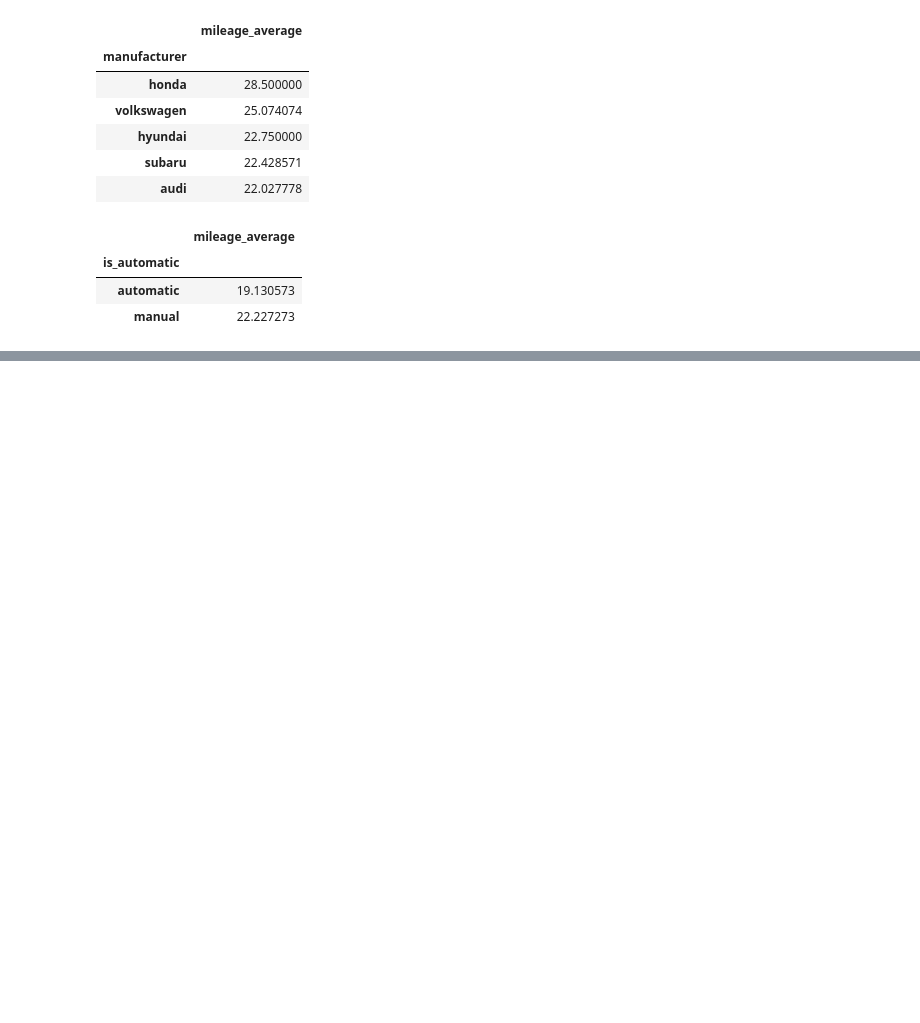
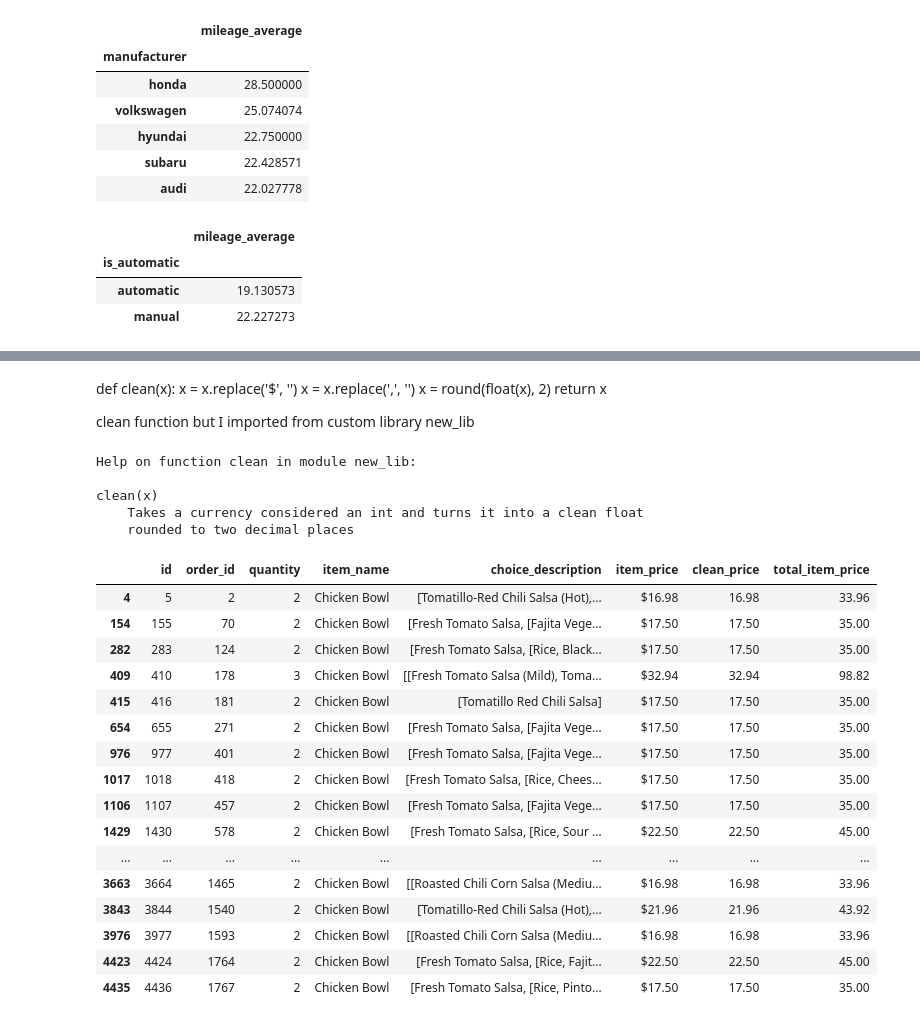
Before and after one commit to akonstans/data_science_libraries, a Jupyter notebook: advanced_dataframes.ipynb, the cells around one changed output, grey strips where cells are left out. Drawn from its saved outputs; the diff is of its cells as text; code cells hidden in the pictures; blank space fills up the shorter version.

Commit message:
advanced_dataframes

```diff
--- a/advanced_dataframes.ipynb
+++ b/advanced_dataframes.ipynb
@@ -176,0 +269,7 @@ get_db_url(usernamse, hostname, password, 'employes')
+# %%
+urlc = get_db_url('chipotle')
+# %%
+query = 'SELECT * FROM orders'
+# %%
+orders = pd.read_sql(query, urlc)
+orders
@@ -176,0 +306,38 @@ get_db_url(usernamse, hostname, password, 'employes')
+# %% [markdown]
+def clean(x):
+    x = x.replace('$', '')
+    x = x.replace(',', '')
+    x = round(float(x), 2)
+    return x
+
+clean function but I imported from custom library new_lib
+# %%
+help(nl.clean)
+# %% [output]
+Help on function clean in module new_lib:
+
+clean(x)
+    Takes a currency considered an int and turns it into a clean float
+    rounded to two decimal places
+# %%
+orders['clean_price'] = orders.item_price.apply(nl.clean)
+# %%
+orders[(orders.item_name == 'Chicken Bowl') & (orders.quantity > 1)]
+# %% [output]
+|  | id | order_id | quantity | item_name | choice_description | item_price | clean_price | total_item_price |
+| 4 | 5 | 2 | 2 | Chicken Bowl | [Tomatillo-Red Chili Salsa (Hot),... | $16.98 | 16.98 | 33.96 |
+| 154 | 155 | 70 | 2 | Chicken Bowl | [Fresh Tomato Salsa, [Fajita Vege... | $17.50 | 17.50 | 35.00 |
+| 282 | 283 | 124 | 2 | Chicken Bowl | [Fresh Tomato Salsa, [Rice, Black... | $17.50 | 17.50 | 35.00 |
+| 409 | 410 | 178 | 3 | Chicken Bowl | [[Fresh Tomato Salsa (Mild), Toma... | $32.94 | 32.94 | 98.82 |
+| 415 | 416 | 181 | 2 | Chicken Bowl | [Tomatillo Red Chili Salsa] | $17.50 | 17.50 | 35.00 |
+| 654 | 655 | 271 | 2 | Chicken Bowl | [Fresh Tomato Salsa, [Fajita Vege... | $17.50 | 17.50 | 35.00 |
+| 976 | 977 | 401 | 2 | Chicken Bowl | [Fresh Tomato Salsa, [Fajita Vege... | $17.50 | 17.50 | 35.00 |
+| 1017 | 1018 | 418 | 2 | Chicken Bowl | [Fresh Tomato Salsa, [Rice, Chees... | $17.50 | 17.50 | 35.00 |
+| 1106 | 1107 | 457 | 2 | Chicken Bowl | [Fresh Tomato Salsa, [Fajita Vege... | $17.50 | 17.50 | 35.00 |
+| 1429 | 1430 | 578 | 2 | Chicken Bowl | [Fresh Tomato Salsa, [Rice, Sour ... | $22.50 | 22.50 | 45.00 |
+| ... | ... | ... | ... | ... | ... | ... | ... | ... |
+| 3663 | 3664 | 1465 | 2 | Chicken Bowl | [[Roasted Chili Corn Salsa (Mediu... | $16.98 | 16.98 | 33.96 |
+| 3843 | 3844 | 1540 | 2 | Chicken Bowl | [Tomatillo-Red Chili Salsa (Hot),... | $21.96 | 21.96 | 43.92 |
+| 3976 | 3977 | 1593 | 2 | Chicken Bowl | [[Roasted Chili Corn Salsa (Mediu... | $16.98 | 16.98 | 33.96 |
+| 4423 | 4424 | 1764 | 2 | Chicken Bowl | [Fresh Tomato Salsa, [Rice, Fajit... | $22.50 | 22.50 | 45.00 |
+| 4435 | 4436 | 1767 | 2 | Chicken Bowl | [Fresh Tomato Salsa, [Rice, Pinto... | $17.50 | 17.50 | 35.00 |
```
Also changed, not shown: parts of 26 cells of this notebook, 2 other files.
